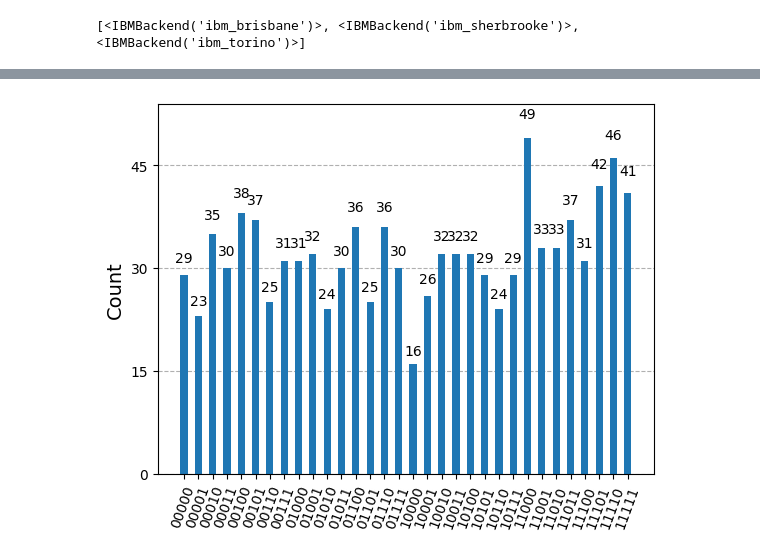
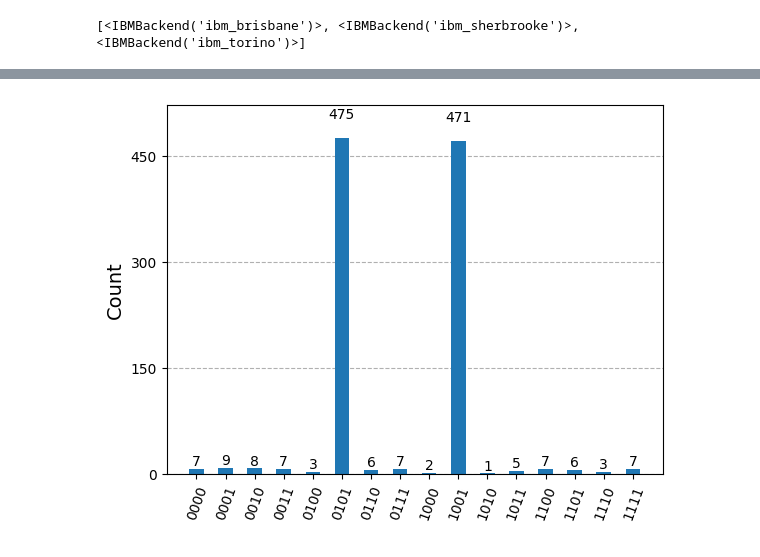
Before and after one commit to alfanmahdi/bioinformatics, a Jupyter notebook: improve.ipynb, the cells around one changed output, grey strips where cells are left out. Drawn from its saved outputs; the diff is of its cells as text; code cells hidden in the pictures.

Commit message:
feat: delete classic count and set grover's t to 2

```diff
--- a/improve.ipynb
+++ b/improve.ipynb
@@ -29,3 +29,19 @@ def run(circuit, shots=1024):
+# %%
+def run(circuit: QuantumCircuit, shots: int) -> dict:
+    # Mendapatkan backend simulator dari Aer
+    simulator = Aer.get_backend('aer_simulator')
+
+    # Transpile sirkuit untuk optimasi pada backend simulator
+    compiled_circuit = transpile(circuit, simulator)
+
+    # Menjalankan sirkuit
+    job = simulator.run(compiled_circuit, shots=shots)
+
+    # Mengambil hasil eksekusi
+    result = job.result()
+
+    # Mengembalikan kamus hasil pengukuran
+    return result.get_counts(compiled_circuit)
 # %%
 def init_register(bin_str: str) -> QuantumCircuit:
     data_qr = QuantumRegister(len(bin_str), 'data')
@@ -162,40 +178,53 @@ def grover_improved(t: int, x: str, y: str) -> QuantumCircuit:
 
     return qc
 # %%
-# IBM -> Lama di IBM 3s
+# IBM
 import time
+import operator
 
 # Definisikan pola dan teks Anda
-x = "0000"
-y = "10000111100001111000011110000111"
+x = "10"
+y = "1111110111011111"
 m = len(x)
 N = len(y)
+t = 2
 
-# --- LANGKAH 1 (DIPERBAIKI): Hitung t dengan memperhitungkan tumpang tindih ---
-t = 0  # Inisialisasi jumlah kemunculan
-# Loop dari setiap posisi awal yang memungkinkan di y
-start_time = time.time()
-for i in range(N - m + 1):
-    # Periksa apakah substring dari y sama dengan x
-    if y[i:i+m] == x:
-        t += 1
-end_time = time.time()
-print(f"Waktu eksekusi pencarian klasik: {end_time - start_time:.6f} detik")
-
-print(f"Pola '{x}' ditemukan sebanyak {t} kali (termasuk tumpang tindih).")
-print(f"Nilai 't' yang akan digunakan untuk Grover: {t}")
-
-# --- LANGKAH 2: Tetap sama, panggil Grover sekali saja dengan t yang benar ---
-print(f"\nMembangun sirkuit Grover untuk menemukan {t} solusi...")
-
-esmo = esm_oracle_improved(m, N, x)
+# --- LANGKAH 1: Bangun dan jalankan sirkuit Grover ---
+print(f"\nMembangun sirkuit Grover untuk menemukan 2 solusi...")
 quantum_circuit = grover_improved(t, x, y)
 
 # Jalankan sirkuit
 start_time = time.time()
-counts = run(quantum_circuit, shots=1024)
+# Menambah jumlah shots untuk hasil yang lebih stabil
+shots = 1024
+counts = run(quantum_circuit, shots=shots)
 end_time = time.time()
 print(f"Waktu eksekusi pencarian kuantum: {end_time - start_time:.6f} detik")
-print("\nHasil dari eksekusi kuantum:")
+print("\n--- Hasil Pencarian Kuantum ---")
+
+# --- LANGKAH 2 : Proses hasil untuk menampilkan lokasi ---
+
+# 1. Urutkan hasil berdasarkan jumlah pengukuran (probabilitas)
+sorted_counts = sorted(counts.items(), key=operator.itemgetter(1), reverse=True)
+
+# 2. Filter hasil yang memiliki probabilitas signifikan (threshold)
+threshold = shots * 0.1  # Minimal 10% dari total shots
+significant_results = [(pos, count) for pos, count in sorted_counts if count >= threshold]
+
+# 3. Ambil maksimal 't' hasil yang signifikan
+actual_results = significant_results[:t] if len(significant_results) >= t else significant_results
+
+# 4. Konversi hasil biner ke desimal dan kumpulkan posisinya
+found_positions = [int(pos, 2) for pos, count in actual_results]
+found_positions.sort()
+
+# 5. Tampilkan hasilnya
+if found_positions:
+    print(f"✅ Pola ditemukan pada posisi (indeks): {found_positions}")
+    print(f"Jumlah solusi yang ditemukan: {len(found_positions)}")
+else:
+    print("❌ Pola tidak ditemukan.")
+
+print("\nDistribusi probabilitas hasil pengukuran:")
 plot_histogram(counts)
 # %% [output]
@@ -218 +239 @@ Hasil dari eksekusi kuantum:
-[figure, old version]
+[figure, new version]
```
Also changed, not shown: parts of 5 cells of this notebook.
